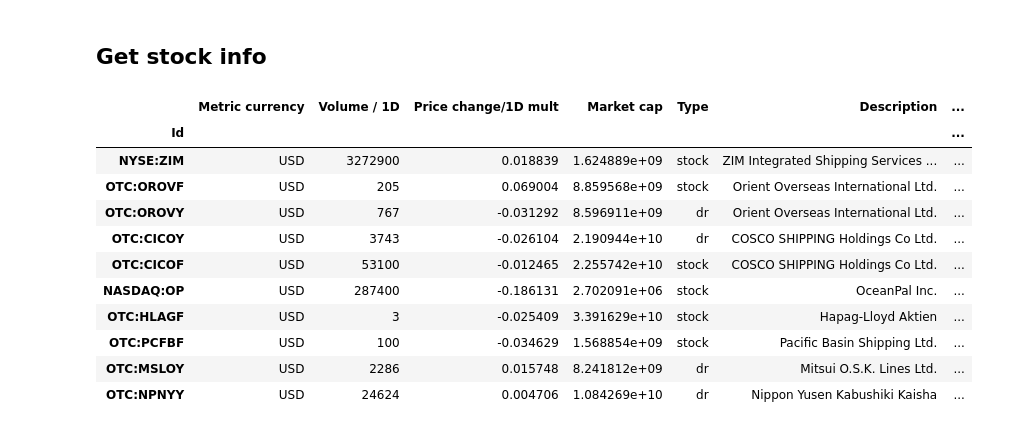
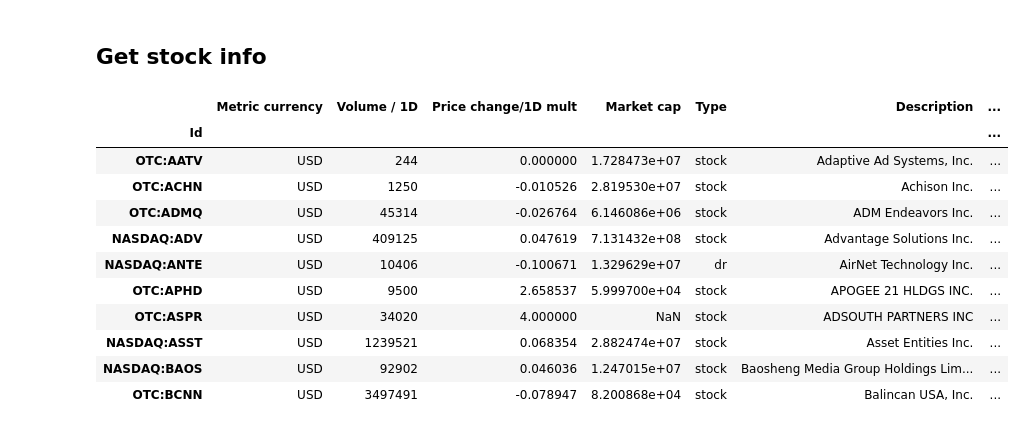
Before and after one commit to NNTrade/Tradingview.com-client, a Jupyter notebook: notebook/client_preview.ipynb, the cells around one changed output. Drawn from its saved outputs; the diff is of its cells as text; code cells hidden in the pictures.

```diff
--- a/notebook/client_preview.ipynb
+++ b/notebook/client_preview.ipynb
@@ -69,0 +56,4 @@ industry_df.head(10)
+# %%
+industry_response = get_industries()
+print(industry_response.total_count)
+industry_response.loaded_df
@@ -72,17 +78,17 @@ industry_df.head(10)
 # %%
 from src.client.usa_stock_market.stock import get_stock_by_series
 # %%
-get_stock_by_series(industry_df.iloc[0], top_order=Column.from_sr(col_df.loc[6]),top_asc=False).head(10)
+get_stock_by_series(industry_response.loaded_df.iloc[0]).loaded_df.head(10)
 # %% [output]
 |  | Metric currency | Volume / 1D | Price change/1D mult | Market cap | Type | Description | ... |
 | Id |  |  |  |  |  |  | ... |
-| NYSE:ZIM | USD | 3272900 | 0.018839 | 1.624889e+09 | stock | ZIM Integrated Shipping Services ... | ... |
-| OTC:OROVF | USD | 205 | 0.069004 | 8.859568e+09 | stock | Orient Overseas International Ltd. | ... |
-| OTC:OROVY | USD | 767 | -0.031292 | 8.596911e+09 | dr | Orient Overseas International Ltd. | ... |
-| OTC:CICOY | USD | 3743 | -0.026104 | 2.190944e+10 | dr | COSCO SHIPPING Holdings Co Ltd. | ... |
-| OTC:CICOF | USD | 53100 | -0.012465 | 2.255742e+10 | stock | COSCO SHIPPING Holdings Co Ltd. | ... |
-| NASDAQ:OP | USD | 287400 | -0.186131 | 2.702091e+06 | stock | OceanPal Inc. | ... |
-| OTC:HLAGF | USD | 3 | -0.025409 | 3.391629e+10 | stock | Hapag-Lloyd Aktien | ... |
-| OTC:PCFBF | USD | 100 | -0.034629 | 1.568854e+09 | stock | Pacific Basin Shipping Ltd. | ... |
-| OTC:MSLOY | USD | 2286 | 0.015748 | 8.241812e+09 | dr | Mitsui O.S.K. Lines Ltd. | ... |
-| OTC:NPNYY | USD | 24624 | 0.004706 | 1.084269e+10 | dr | Nippon Yusen Kabushiki Kaisha | ... |
+| OTC:AATV | USD | 244 | 0.000000 | 1.728473e+07 | stock | Adaptive Ad Systems, Inc. | ... |
+| OTC:ACHN | USD | 1250 | -0.010526 | 2.819530e+07 | stock | Achison Inc. | ... |
+| OTC:ADMQ | USD | 45314 | -0.026764 | 6.146086e+06 | stock | ADM Endeavors Inc. | ... |
+| NASDAQ:ADV | USD | 409125 | 0.047619 | 7.131432e+08 | stock | Advantage Solutions Inc. | ... |
+| NASDAQ:ANTE | USD | 10406 | -0.100671 | 1.329629e+07 | dr | AirNet Technology Inc. | ... |
+| OTC:APHD | USD | 9500 | 2.658537 | 5.999700e+04 | stock | APOGEE 21 HLDGS INC. | ... |
+| OTC:ASPR | USD | 34020 | 4.000000 | NaN | stock | ADSOUTH PARTNERS INC | ... |
+| NASDAQ:ASST | USD | 1239521 | 0.068354 | 2.882474e+07 | stock | Asset Entities Inc. | ... |
+| NASDAQ:BAOS | USD | 92902 | 0.046036 | 1.247015e+07 | stock | Baosheng Media Group Holdings Lim... | ... |
+| OTC:BCNN | USD | 3497491 | -0.078947 | 8.200868e+04 | stock | Balincan USA, Inc. | ... |
```
Also changed, not shown: parts of 7 cells of this notebook, 11 other files.
